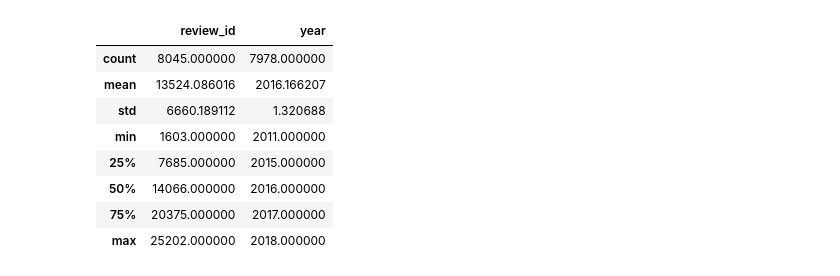
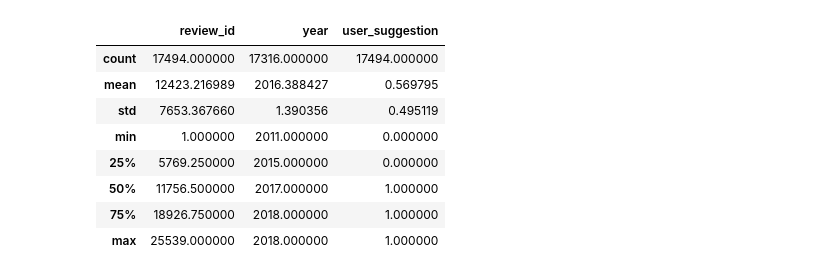
Before and after one commit to DylanSTucker/cmpt318-dataAnalysis, a Jupyter notebook: figures.ipynb, the cells around one changed output. Saved outputs shown, nothing was run; the diff lists cells and outputs as text; code cells hidden in the pictures.

```diff
--- a/figures.ipynb
+++ b/figures.ipynb
@@ -14,0 +11,5 @@ df.head()
+# %%
+df_test = pd.read_csv("./test_gr/test.csv")
+df_train = pd.read_csv("./train_gr/train.csv")
+df_overview = pd.read_csv("./train_gr/game_overview.csv")
+df_train.head()
@@ -15,12 +23,12 @@ df.head()
 # %%
-df.describe()
+df_train.describe()
 # %% [output]
-|  | review_id | year |
-| count | 8045.000000 | 7978.000000 |
-| mean | 13524.086016 | 2016.166207 |
-| std | 6660.189112 | 1.320688 |
-| min | 1603.000000 | 2011.000000 |
-| 25% | 7685.000000 | 2015.000000 |
-| 50% | 14066.000000 | 2016.000000 |
-| 75% | 20375.000000 | 2017.000000 |
-| max | 25202.000000 | 2018.000000 |
+|  | review_id | year | user_suggestion |
+| count | 17494.000000 | 17316.000000 | 17494.000000 |
+| mean | 12423.216989 | 2016.388427 | 0.569795 |
+| std | 7653.367660 | 1.390356 | 0.495119 |
+| min | 1.000000 | 2011.000000 | 0.000000 |
+| 25% | 5769.250000 | 2015.000000 | 0.000000 |
+| 50% | 11756.500000 | 2017.000000 | 1.000000 |
+| 75% | 18926.750000 | 2018.000000 | 1.000000 |
+| max | 25539.000000 | 2018.000000 | 1.000000 |
```
Also changed, not shown: parts of 15 cells of this notebook.
